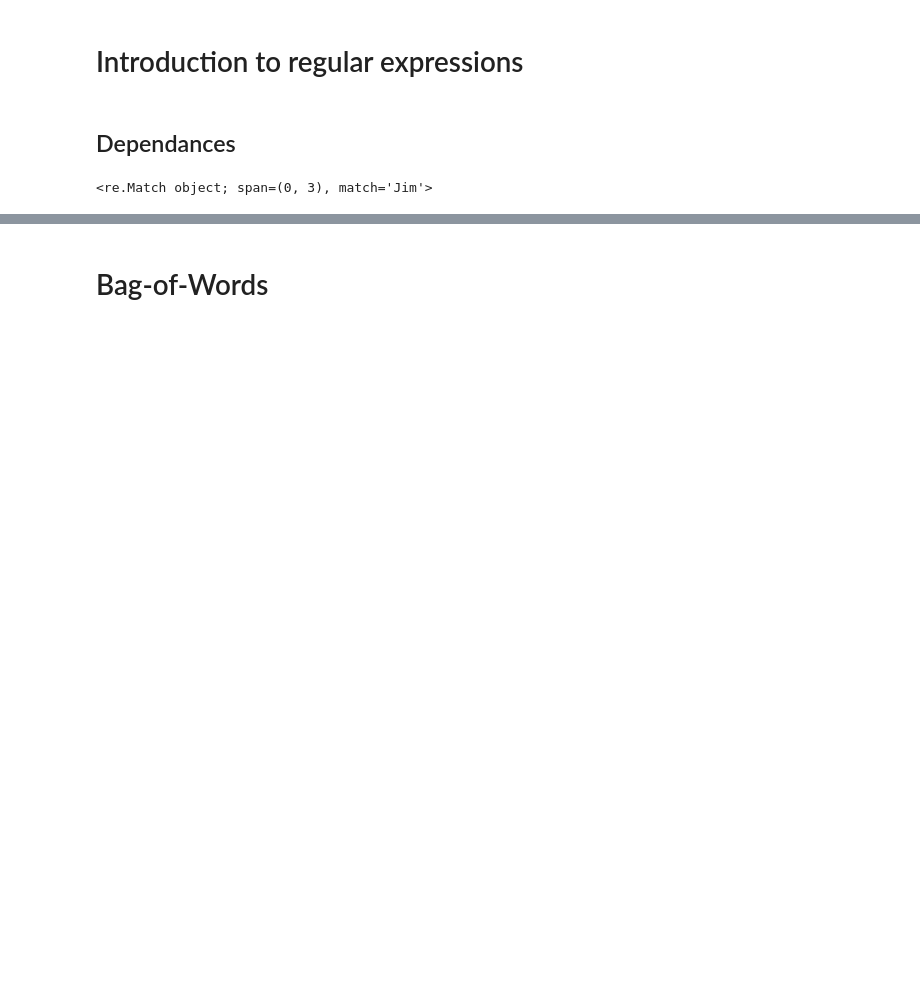
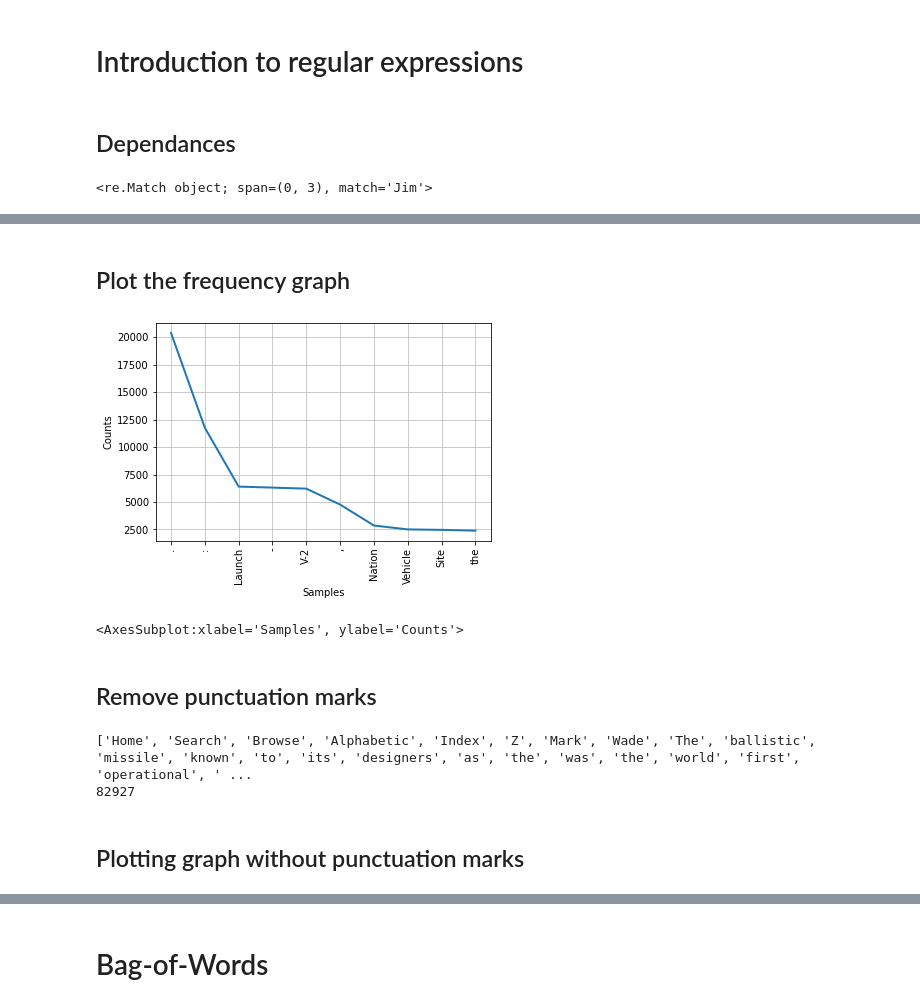
Before and after one commit to DJimmie/NLP-Training, a Jupyter notebook: nltk/dcamp_nlp.ipynb, the cells around one changed output, grey strips where cells are left out. Drawn from its saved outputs; the diff is of its cells as text; code cells hidden in the pictures; blank space fills up the shorter version.

```diff
--- a/nltk/dcamp_nlp.ipynb
+++ b/nltk/dcamp_nlp.ipynb
@@ -64,0 +33,7 @@ re.findall(digits,text)
+# %%
+url = "http://astronautix.com/v/v-2.html"
+html = urlopen(url).read()
+
+
+text = BeautifulSoup(html, 'html.parser').get_text()
+text[:200]
@@ -64,0 +71,5 @@ re.findall(digits,text)
+# %%
+words=word_tokenize(text)
+print(len(words))
+
+print(words)
@@ -64,0 +81,7 @@ re.findall(digits,text)
+# %%
+from nltk import FreqDist
+
+# Find the frequency
+fdist= FreqDist(words)
+
+fdist.most_common(10)
@@ -64,0 +99,21 @@ re.findall(digits,text)
+# %% [markdown]
+## Plot the frequency graph
+# %%
+import matplotlib.pyplot as plt
+
+fdist.plot(10)
+# %% [output]
+[figure, added]
+<AxesSubplot:xlabel='Samples', ylabel='Counts'>
+# %% [markdown]
+## Remove punctuation marks
+# %%
+
+words_no_punc=[w for w in words if w.isalpha()==True]
+print(words_no_punc[:50])
+print(len(words_no_punc))
+# %% [output]
+['Home', 'Search', 'Browse', 'Alphabetic', 'Index', 'Z', 'Mark', 'Wade', 'The', 'ballistic', 'missile', 'known', 'to', 'its', 'designers', 'as', 'the', 'was', 'the', 'world', 'first', 'operational', ' ...
+82927
+# %% [markdown]
+## Plotting graph without punctuation marks
```
Also changed, not shown: parts of 41 cells of this notebook, 5 other files.
